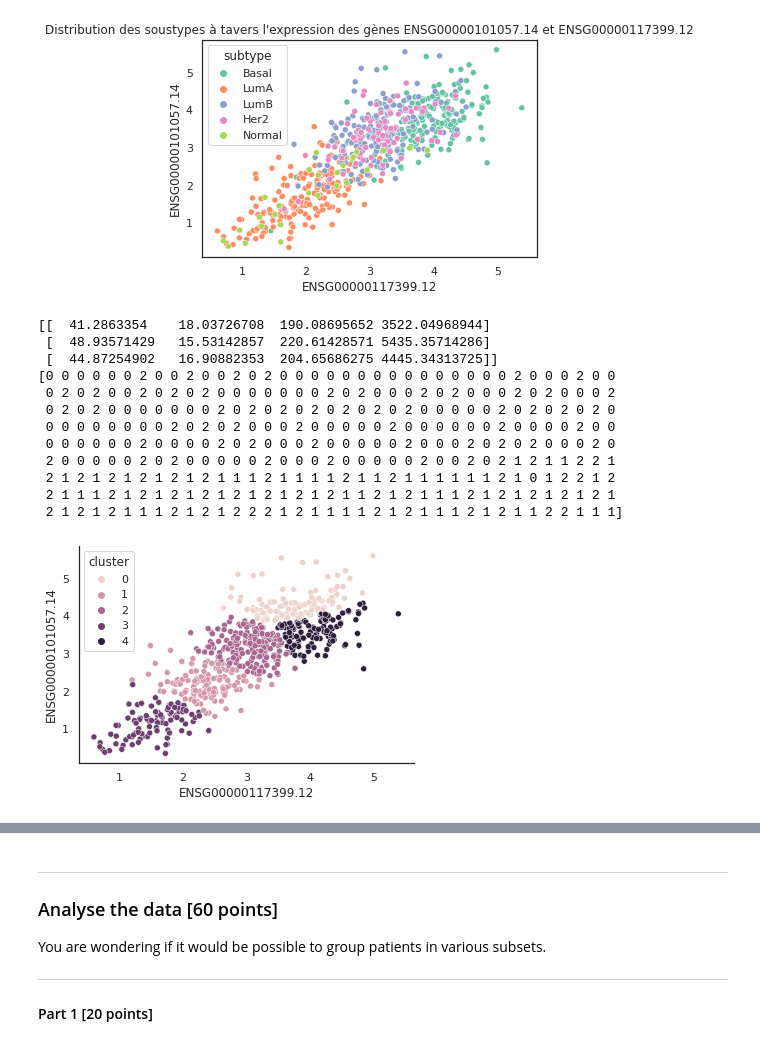
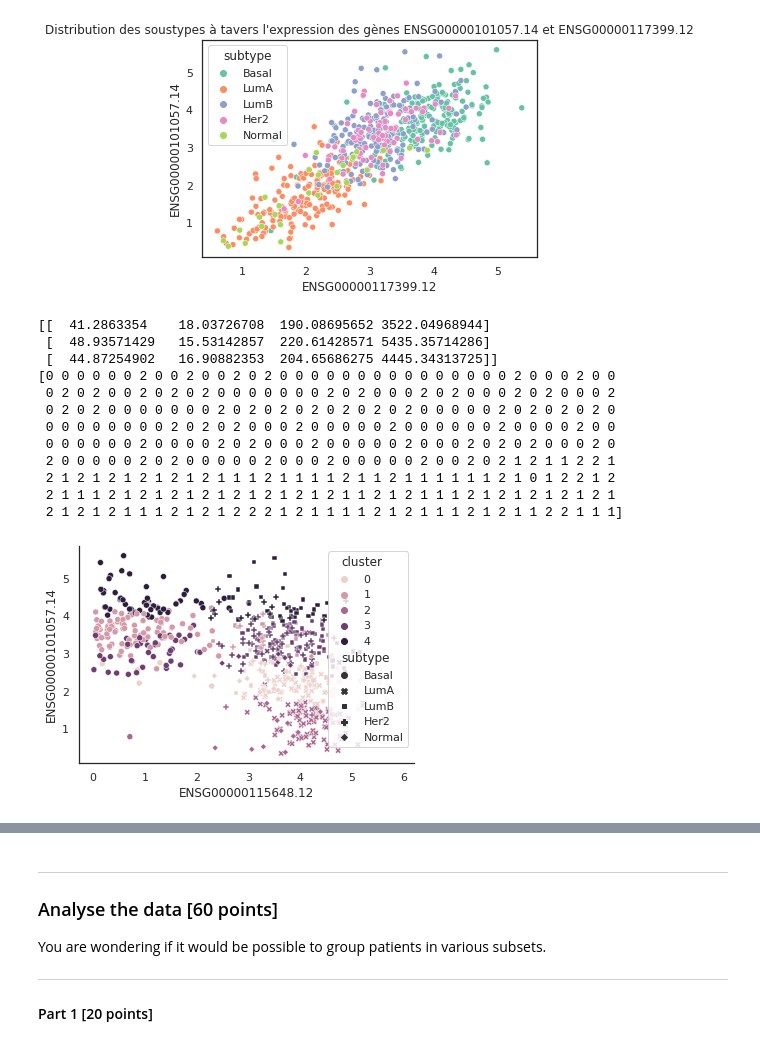
Before and after one commit to JadeCimmino/bioinfo, a Jupyter notebook: data_analysis_3.ipynb, the cells around one changed output, grey strips where cells are left out. Cells and saved outputs as stored; diff of their text form; code cells hidden in the pictures.

```diff
--- a/data_analysis_3.ipynb
+++ b/data_analysis_3.ipynb
@@ -281,25 +281,25 @@ Text(0.5, 1.0, "Distribution des soustypes à tavers l'expression des gènes ENS
 # %%
 R = result.loc[:, ["ENSG00000117399.12", "ENSG00000101057.14"]]
 R.head()
 K = 5
 kmean = sklearn.cluster.KMeans(n_clusters=K)
 kmeans_R = kmean.fit(R)
 print(kmeans_P.cluster_centers_)
 print(kmeans_P.labels_)
 result.loc[:, "cluster"] = kmeans_R.labels_
-sns.scatterplot(data=result, x = "ENSG00000117399.12", y = "ENSG00000101057.14", hue = "cluster")
+sns.scatterplot(data=result, x = "ENSG00000115648.12", y = "ENSG00000101057.14", hue = "cluster", style = "subtype")
 sns.despine()
 # %% [output]
 [[  41.2863354    18.03726708  190.08695652 3522.04968944]
  [  48.93571429   15.53142857  220.61428571 5435.35714286]
  [  44.87254902   16.90882353  204.65686275 4445.34313725]]
 [0 0 0 0 0 0 2 0 0 2 0 0 2 0 2 0 0 0 0 0 0 0 0 0 0 0 0 0 0 0 2 0 0 0 2 0 0
  0 2 0 2 0 0 2 0 2 0 2 0 0 0 0 0 0 0 2 0 2 0 0 0 2 0 2 0 0 0 2 0 2 0 0 0 2
  0 2 0 2 0 0 0 0 0 0 0 2 0 2 0 2 0 2 0 2 0 2 0 2 0 0 0 0 0 2 0 2 0 2 0 2 0
  0 0 0 0 0 0 0 0 2 0 2 0 2 0 0 0 2 0 0 0 0 0 2 0 0 0 0 0 0 2 0 0 0 0 2 0 0
  0 0 0 0 0 0 2 0 0 0 0 2 0 2 0 0 0 2 0 0 0 0 0 2 0 0 0 2 0 2 0 2 0 0 0 2 0
  2 0 0 0 0 0 2 0 2 0 0 0 0 0 2 0 0 0 2 0 0 0 0 0 2 0 0 2 0 2 1 2 1 1 2 2 1
  2 1 2 1 2 1 2 1 2 1 2 1 1 1 2 1 1 1 1 2 1 1 2 1 1 1 1 1 1 2 1 0 1 2 2 1 2
  2 1 1 1 2 1 2 1 2 1 2 1 2 1 2 1 2 1 2 1 1 2 1 2 1 1 1 2 1 2 1 2 1 2 1 2 1
  2 1 2 1 2 1 1 1 2 1 2 1 2 2 2 1 2 1 1 1 1 2 1 2 1 1 1 2 1 2 1 1 2 2 1 1 1]
-[figure, old version]
+[figure, new version]
```
Also changed, not shown: parts of 8 cells of this notebook.
